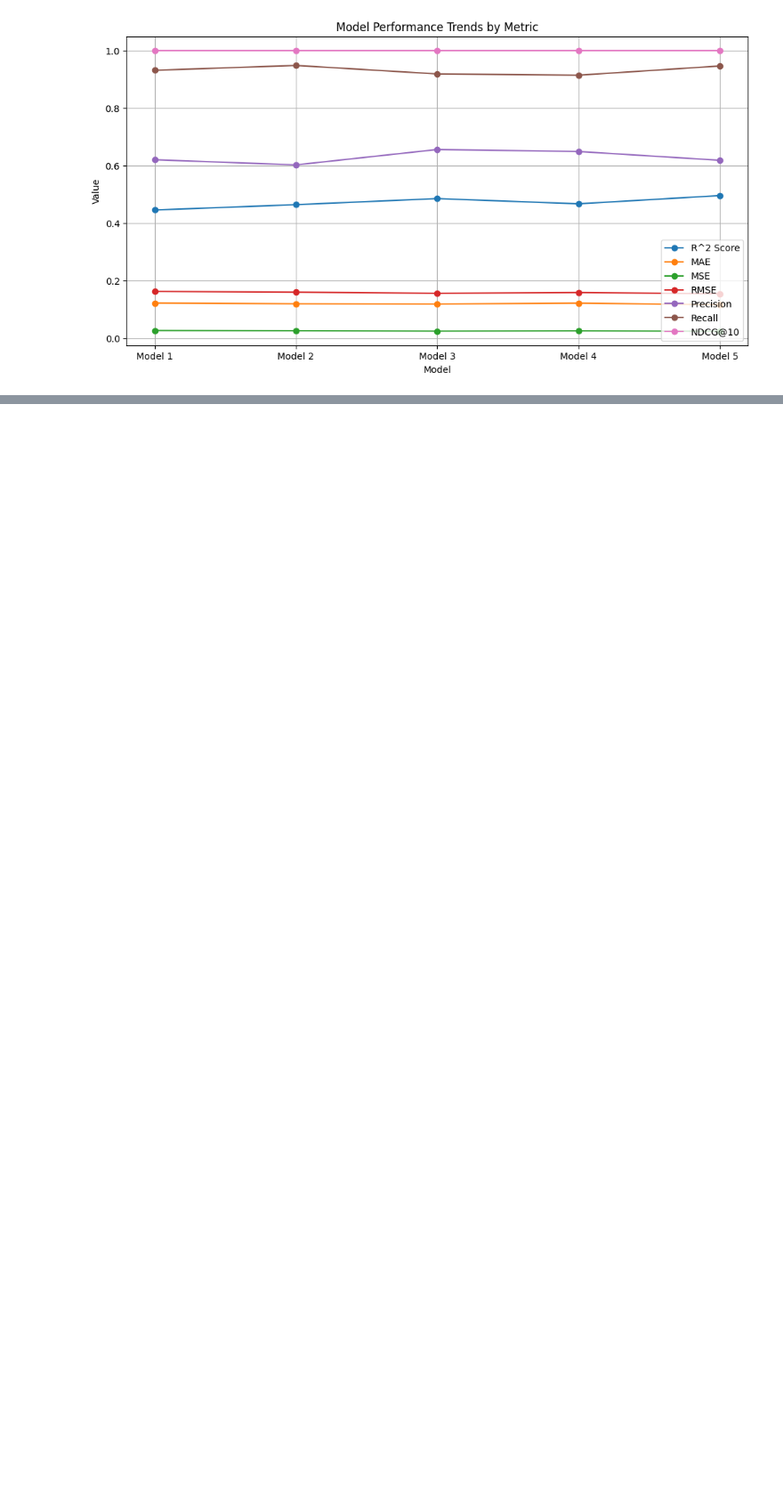
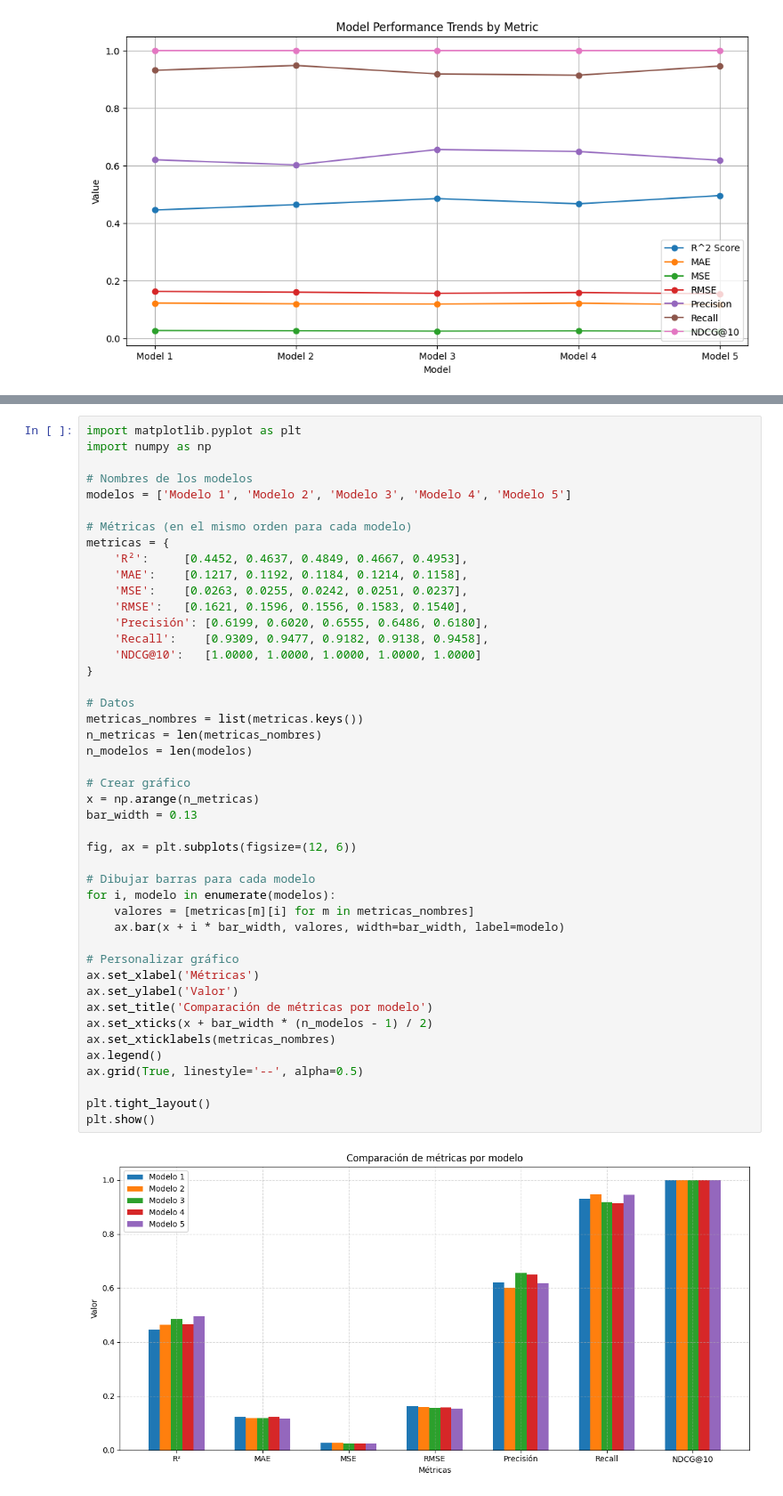
Before and after one commit to javiers2004/Movie-Recommendation-System, a Jupyter notebook: plotStatistics.ipynb, the cells around one changed output, grey strips where cells are left out. Shown at 89% size. Cells and saved outputs as stored; diff of their text form; blank space fills up the shorter version.

```diff
--- a/plotStatistics.ipynb
+++ b/plotStatistics.ipynb
@@ -106,0 +135,47 @@ plt.show()
+# %%
+import matplotlib.pyplot as plt
+import numpy as np
+
+# Nombres de los modelos
+modelos = ['Modelo 1', 'Modelo 2', 'Modelo 3', 'Modelo 4', 'Modelo 5']
+
+# Métricas (en el mismo orden para cada modelo)
+metricas = {
+    'R²':     [0.4452, 0.4637, 0.4849, 0.4667, 0.4953],
+    'MAE':    [0.1217, 0.1192, 0.1184, 0.1214, 0.1158],
+    'MSE':    [0.0263, 0.0255, 0.0242, 0.0251, 0.0237],
+    'RMSE':   [0.1621, 0.1596, 0.1556, 0.1583, 0.1540],
+    'Precisión': [0.6199, 0.6020, 0.6555, 0.6486, 0.6180],
+    'Recall':    [0.9309, 0.9477, 0.9182, 0.9138, 0.9458],
+    'NDCG@10':   [1.0000, 1.0000, 1.0000, 1.0000, 1.0000]
+}
+
+# Datos
+metricas_nombres = list(metricas.keys())
+n_metricas = len(metricas_nombres)
+n_modelos = len(modelos)
+
+# Crear gráfico
+x = np.arange(n_metricas)
+bar_width = 0.13
+
+fig, ax = plt.subplots(figsize=(12, 6))
+
+# Dibujar barras para cada modelo
+for i, modelo in enumerate(modelos):
+    valores = [metricas[m][i] for m in metricas_nombres]
+    ax.bar(x + i * bar_width, valores, width=bar_width, label=modelo)
+
+# Personalizar gráfico
+ax.set_xlabel('Métricas')
+ax.set_ylabel('Valor')
+ax.set_title('Comparación de métricas por modelo')
+ax.set_xticks(x + bar_width * (n_modelos - 1) / 2)
+ax.set_xticklabels(metricas_nombres)
+ax.legend()
+ax.grid(True, linestyle='--', alpha=0.5)
+
+plt.tight_layout()
+plt.show()
+# %% [output]
+[figure, added]
```
Also changed, not shown: parts of 7 cells of this notebook, 1 other file.
